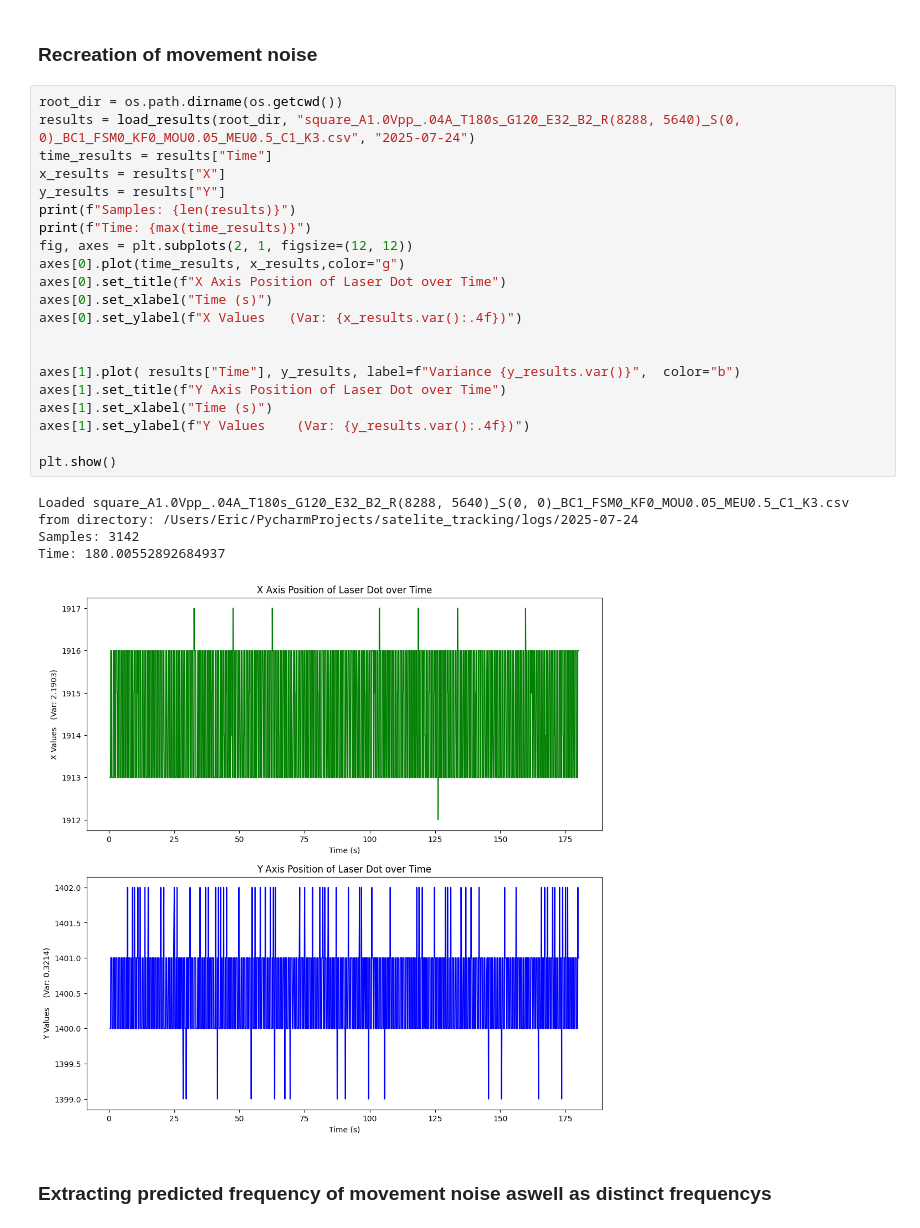
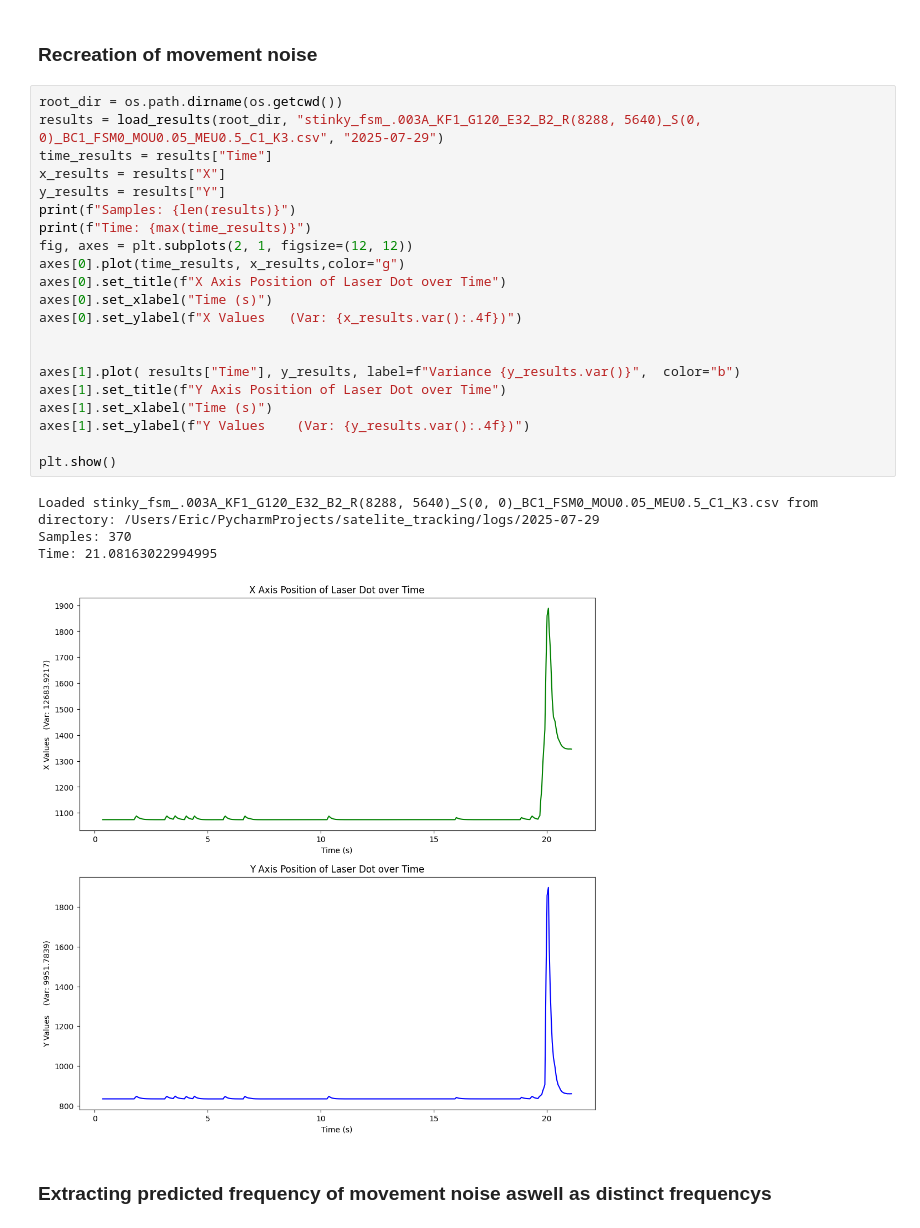
Before and after one commit to Bloodaxe90/lazer_tracking, a Jupyter notebook: notebooks/inference.ipynb, the cells around one changed output. Cells and saved outputs as stored; diff of their text form.

```diff
--- a/notebooks/inference.ipynb
+++ b/notebooks/inference.ipynb
@@ -156,30 +156,30 @@ ZWO_IOError: Camera closed
 ### Recreation of movement noise
 # %%
 root_dir = os.path.dirname(os.getcwd())
-results = load_results(root_dir, "square_A1.0Vpp_.04A_T180s_G120_E32_B2_R(8288, 5640)_S(0, 0)_BC1_FSM0_KF0_MOU0.05_MEU0.5_C1_K3.csv", "2025-07-24")
+results = load_results(root_dir, "stinky_fsm_.003A_KF1_G120_E32_B2_R(8288, 5640)_S(0, 0)_BC1_FSM0_MOU0.05_MEU0.5_C1_K3.csv", "2025-07-29")
 time_results = results["Time"]
 x_results = results["X"]
 y_results = results["Y"]
 print(f"Samples: {len(results)}")
 print(f"Time: {max(time_results)}")
 fig, axes = plt.subplots(2, 1, figsize=(12, 12))
 axes[0].plot(time_results, x_results,color="g")
 axes[0].set_title(f"X Axis Position of Laser Dot over Time")
 axes[0].set_xlabel("Time (s)")
 axes[0].set_ylabel(f"X Values   (Var: {x_results.var():.4f})")
 
 
 axes[1].plot( results["Time"], y_results, label=f"Variance {y_results.var()}",  color="b")
 axes[1].set_title(f"Y Axis Position of Laser Dot over Time")
 axes[1].set_xlabel("Time (s)")
 axes[1].set_ylabel(f"Y Values    (Var: {y_results.var():.4f})")
 
 plt.show()
 # %% [output]
-Loaded square_A1.0Vpp_.04A_T180s_G120_E32_B2_R(8288, 5640)_S(0, 0)_BC1_FSM0_KF0_MOU0.05_MEU0.5_C1_K3.csv from directory: /Users/Eric/PycharmProjects/satelite_tracking/logs/2025-07-24
-Samples: 3142
-Time: 180.00552892684937
+Loaded stinky_fsm_.003A_KF1_G120_E32_B2_R(8288, 5640)_S(0, 0)_BC1_FSM0_MOU0.05_MEU0.5_C1_K3.csv from directory: /Users/Eric/PycharmProjects/satelite_tracking/logs/2025-07-29
+Samples: 370
+Time: 21.08163022994995
-[figure, old version]
+[figure, new version]
 # %% [markdown]
 ### Extracting predicted frequency of movement noise aswell as distinct frequencys
 # %%
```
Also changed, not shown: parts of 9 cells of this notebook, 6 other files.
